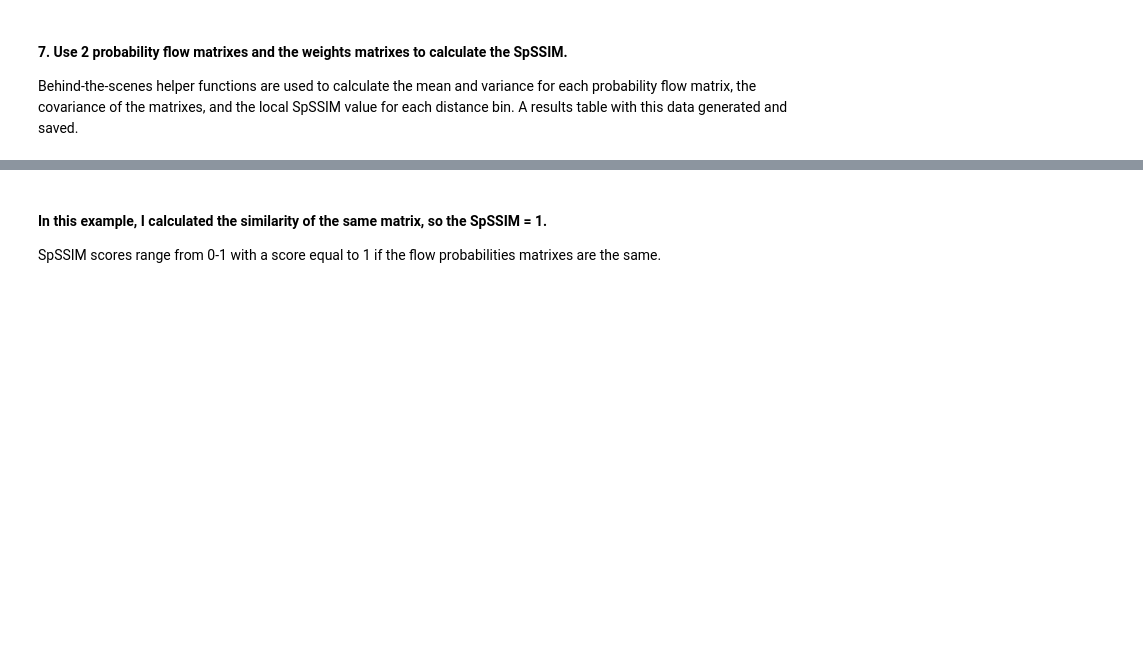
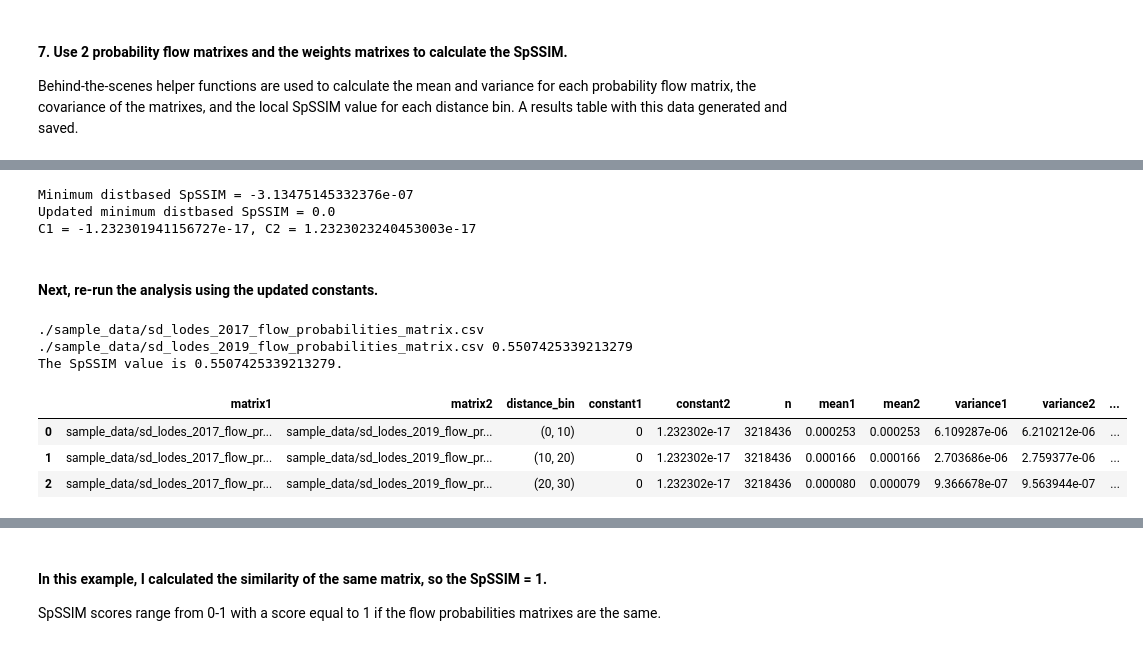
Before and after one commit to jlembury/spssim_analysis, a Jupyter notebook: spssim_analysis_walkthrough.ipynb, the cells around one changed output, grey strips where cells are left out. Cells and saved outputs as stored; diff of their text form; code cells hidden in the pictures; blank space fills up the shorter version.

```diff
--- a/spssim_analysis_walkthrough.ipynb
+++ b/spssim_analysis_walkthrough.ipynb
@@ -117,0 +163,26 @@ spssim, results = calc_global_spssim(flow_probs_matrix_csv, flow_probs_matrix_cs
+# %%
+from analysis import calc_spssim_constants
+
+results_directory = ['./sample_data/spssim_results/']
+constant1, constant2 = calc_spssim_constants(results_directory)
+print('C1 = {}, C2 = {}'.format(constant1, constant2))
+# %% [output]
+Minimum distbased SpSSIM = -3.13475145332376e-07
+Updated minimum distbased SpSSIM = 0.0
+C1 = -1.232301941156727e-17, C2 = 1.2323023240453003e-17
+# %% [markdown]
+#### Next, re-run the analysis using the updated constants.
+# %%
+constant1=0
+results_csv = './sample_data/spssim_results/spssim_results_lodes2017_lodes2019.csv'
+spssim, results = calc_global_spssim(flow_probs2017_matrix_csv, flow_probs2019_matrix_csv, weights_matrix_csv, results_csv, 'cbg_orig', distance_bins, constant1, constant2)
+
+print('The SpSSIM value is {}.'.format(spssim))
+results.head(3)
+# %% [output]
+./sample_data/sd_lodes_2017_flow_probabilities_matrix.csv ./sample_data/sd_lodes_2019_flow_probabilities_matrix.csv 0.5507425339213279
+The SpSSIM value is 0.5507425339213279.
+|  | matrix1 | matrix2 | distance_bin | constant1 | constant2 | n | mean1 | mean2 | variance1 | variance2 | ... |
+| 0 | sample_data/sd_lodes_2017_flow_pr... | sample_data/sd_lodes_2019_flow_pr... | (0, 10) | 0 | 1.232302e-17 | 3218436 | 0.000253 | 0.000253 | 6.109287e-06 | 6.210212e-06 | ... |
+| 1 | sample_data/sd_lodes_2017_flow_pr... | sample_data/sd_lodes_2019_flow_pr... | (10, 20) | 0 | 1.232302e-17 | 3218436 | 0.000166 | 0.000166 | 2.703686e-06 | 2.759377e-06 | ... |
+| 2 | sample_data/sd_lodes_2017_flow_pr... | sample_data/sd_lodes_2019_flow_pr... | (20, 30) | 0 | 1.232302e-17 | 3218436 | 0.000080 | 0.000079 | 9.366678e-07 | 9.563944e-07 | ... |
```
Also changed, not shown: parts of 16 cells of this notebook, 30 other files.
